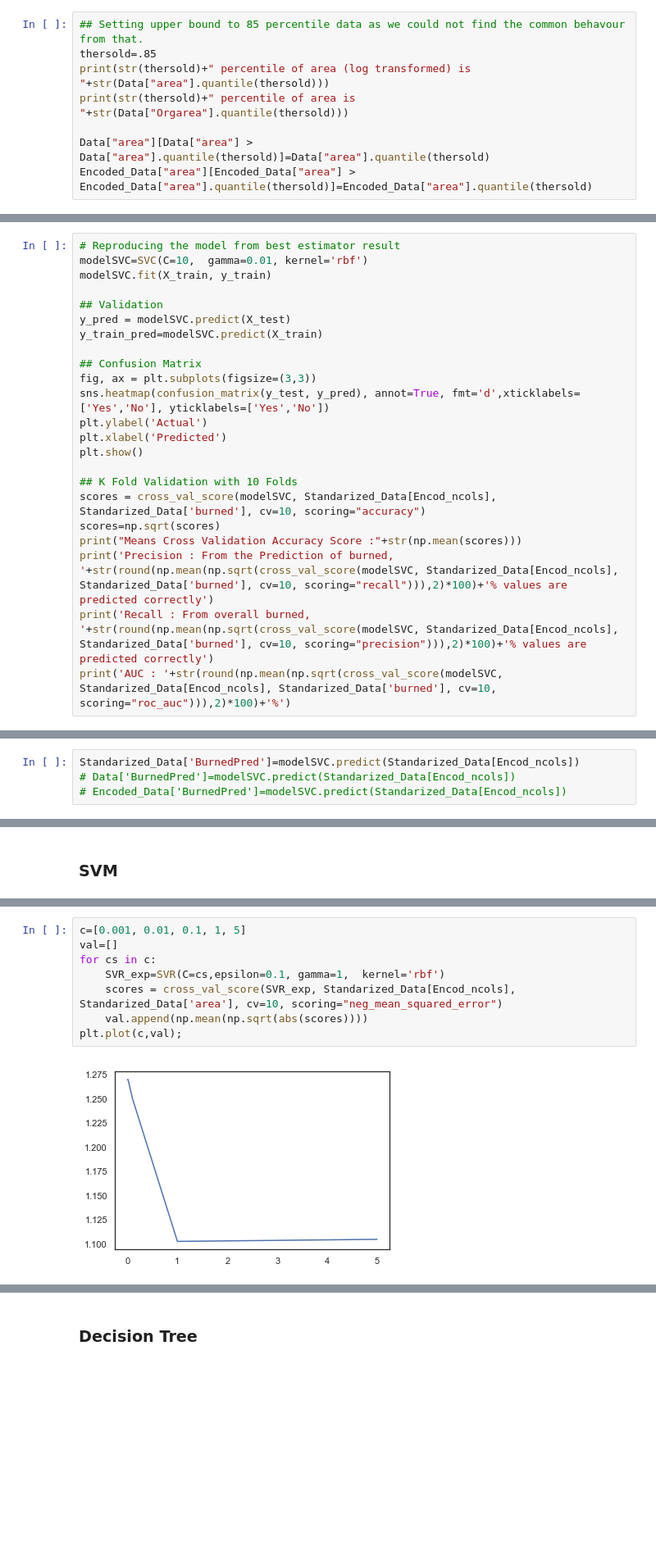
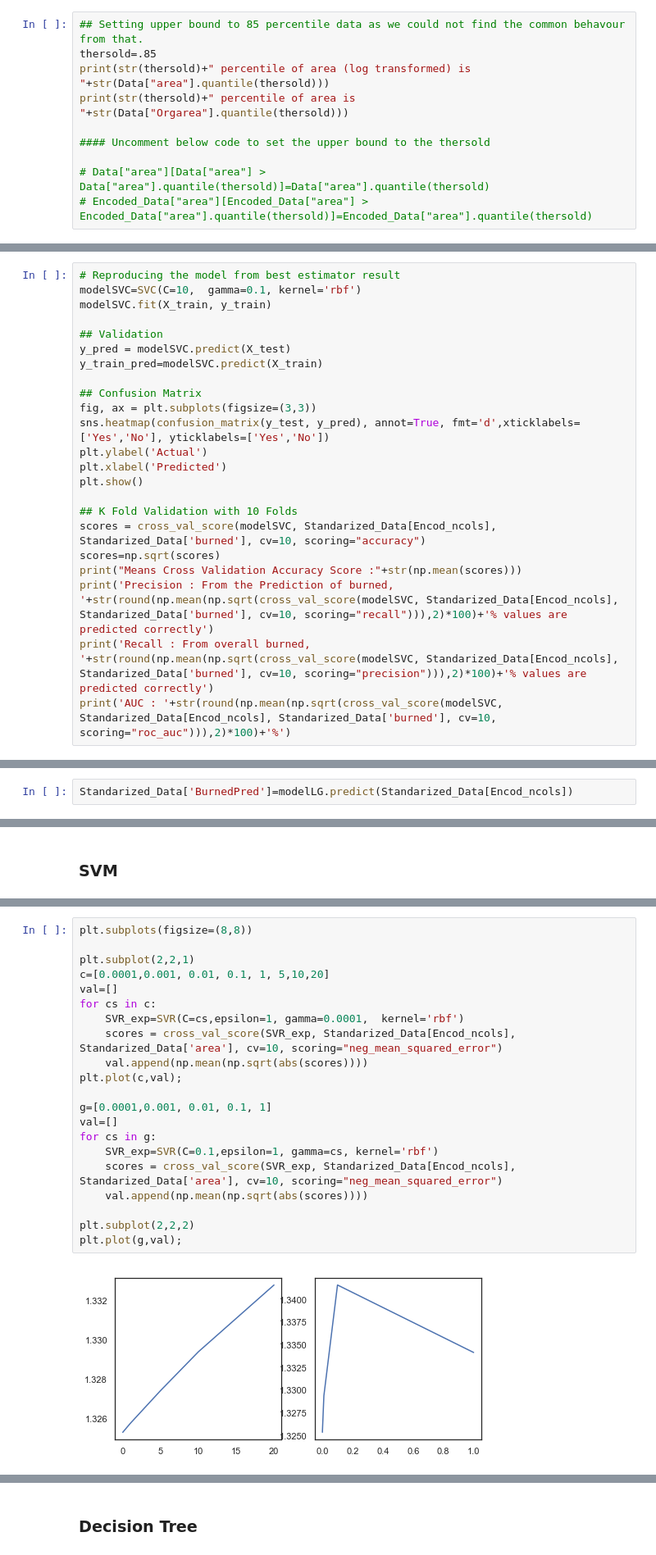
Before and after one commit to balag752/Machine-Learning-1, a Jupyter notebook: ML Project/Fire prediction.ipynb, the cells around one changed output, grey strips where cells are left out. Shown at 82% size. Saved outputs shown, nothing was run; the diff lists cells and outputs as text; blank space fills up the shorter version.

```diff
--- a/ML Project/Fire prediction.ipynb
+++ b/ML Project/Fire prediction.ipynb
@@ -279,8 +291,10 @@ thersold=.85
 print(str(thersold)+" percentile of area (log transformed) is "+str(Data["area"].quantile(thersold)))
 print(str(thersold)+" percentile of area is "+str(Data["Orgarea"].quantile(thersold)))
 
-Data["area"][Data["area"] > Data["area"].quantile(thersold)]=Data["area"].quantile(thersold)
-Encoded_Data["area"][Encoded_Data["area"] > Encoded_Data["area"].quantile(thersold)]=Encoded_Data["area"].quantile(thersold)
+#### Uncomment below code to set the upper bound to the thersold
+
+# Data["area"][Data["area"] > Data["area"].quantile(thersold)]=Data["area"].quantile(thersold)
+# Encoded_Data["area"][Encoded_Data["area"] > Encoded_Data["area"].quantile(thersold)]=Encoded_Data["area"].quantile(thersold)
 # %% [output]
 0.85 percentile of area (log transformed) is 2.5762652095274587
 0.85 percentile of area is 12.147999999999996
@@ -446,7 +474,7 @@ SVC(C=10, cache_size=200, class_weight=None, coef0=0.0,
   tol=0.001, verbose=False)
 # %%
 # Reproducing the model from best estimator result
-modelSVC=SVC(C=10,  gamma=0.01, kernel='rbf')
+modelSVC=SVC(C=10,  gamma=0.1, kernel='rbf')
 modelSVC.fit(X_train, y_train)
 
 ## Validation
@@ -480,5 +508,3 @@ AUC : 68.0%
-# %%
-Standarized_Data['BurnedPred']=modelSVC.predict(Standarized_Data[Encod_ncols])
-# Data['BurnedPred']=modelSVC.predict(Standarized_Data[Encod_ncols])
-# Encoded_Data['BurnedPred']=modelSVC.predict(Standarized_Data[Encod_ncols])
+# %%
+Standarized_Data['BurnedPred']=modelLG.predict(Standarized_Data[Encod_ncols])
 # %% [markdown]
@@ -728,10 +750,23 @@ RMSE of Orginal Area : 2.5578940214769883
 # %%
-c=[0.001, 0.01, 0.1, 1, 5]
+plt.subplots(figsize=(8,8))
+
+plt.subplot(2,2,1)
+c=[0.0001,0.001, 0.01, 0.1, 1, 5,10,20]
 val=[]
 for cs in c:
-    SVR_exp=SVR(C=cs,epsilon=0.1, gamma=1,  kernel='rbf')
+    SVR_exp=SVR(C=cs,epsilon=1, gamma=0.0001,  kernel='rbf')
     scores = cross_val_score(SVR_exp, Standarized_Data[Encod_ncols], Standarized_Data['area'], cv=10, scoring="neg_mean_squared_error")
     val.append(np.mean(np.sqrt(abs(scores))))
 plt.plot(c,val);
+
+g=[0.0001,0.001, 0.01, 0.1, 1]
+val=[]
+for cs in g:
+    SVR_exp=SVR(C=0.1,epsilon=1, gamma=cs, kernel='rbf')
+    scores = cross_val_score(SVR_exp, Standarized_Data[Encod_ncols], Standarized_Data['area'], cv=10, scoring="neg_mean_squared_error")
+    val.append(np.mean(np.sqrt(abs(scores))))
+
+plt.subplot(2,2,2)
+plt.plot(g,val);
 # %% [output]
-[figure, old version]
+[figure, new version]
```
Also changed, not shown: parts of 75 cells of this notebook, 1 other file.
